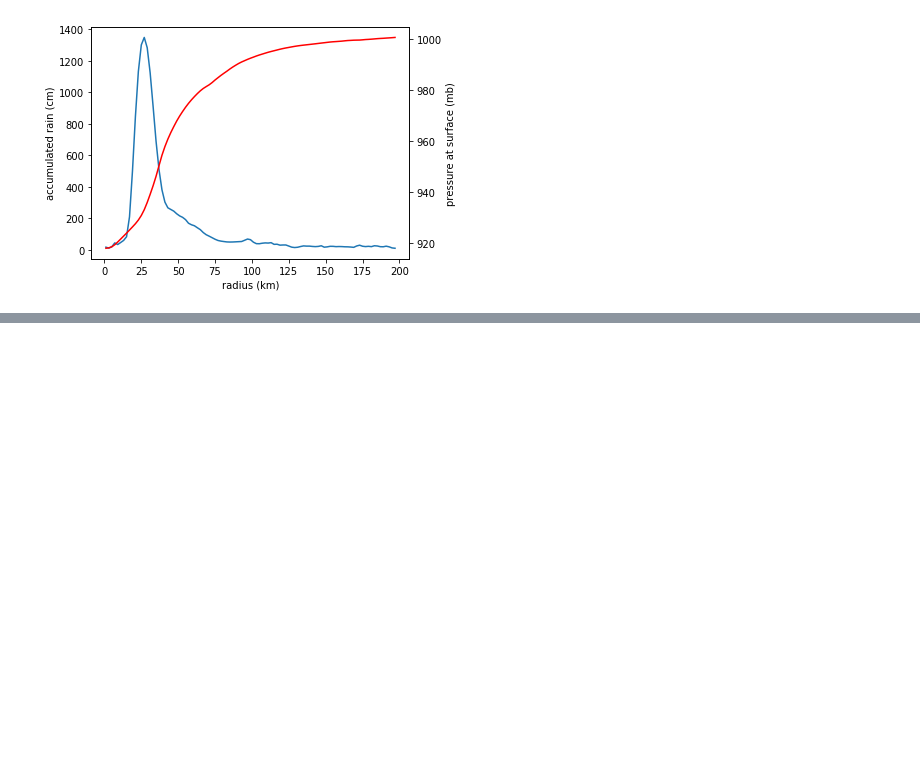
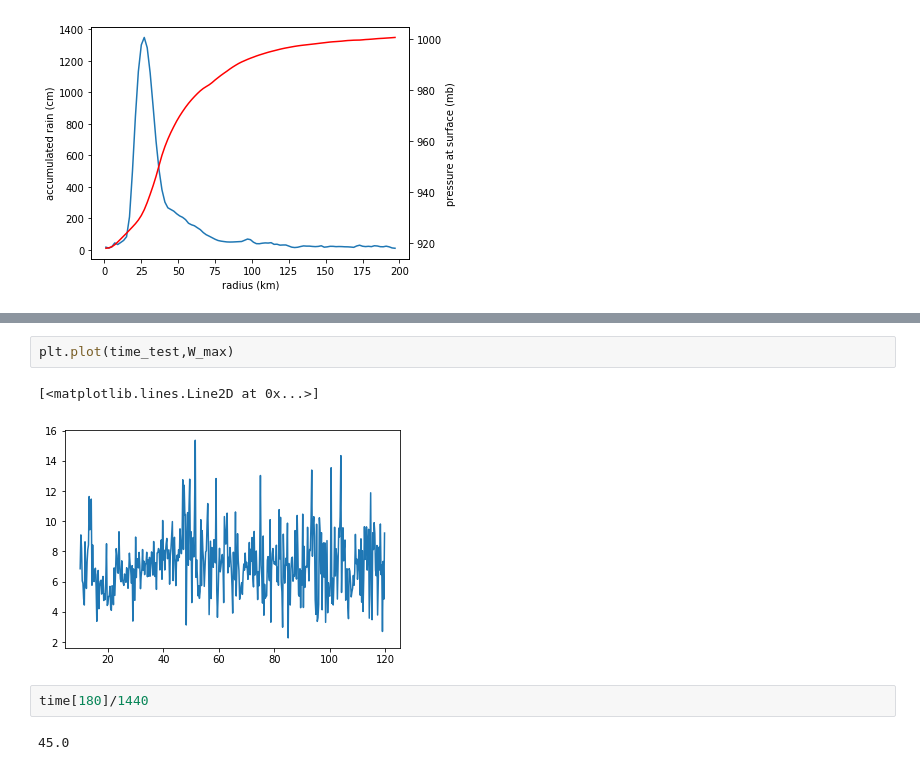
Before and after one commit to CourtneyQuinn/MOSS, a Jupyter notebook: CQ_exploredata.ipynb, the cells around one changed output, grey strips where cells are left out. Saved outputs shown, nothing was run; the diff lists cells and outputs as text; blank space fills up the shorter version.

```diff
--- a/CQ_exploredata.ipynb
+++ b/CQ_exploredata.ipynb
@@ -61,0 +98,9 @@ fig.tight_layout()  # otherwise the right y-label is slightly clipped
+# %%
+plt.plot(time_test,W_max)
+# %% [output]
+[<matplotlib.lines.Line2D at 0x...>]
+[figure, added]
+# %%
+time[180]/1440
+# %% [output]
+45.0
```
Also changed, not shown: parts of 11 cells of this notebook.
